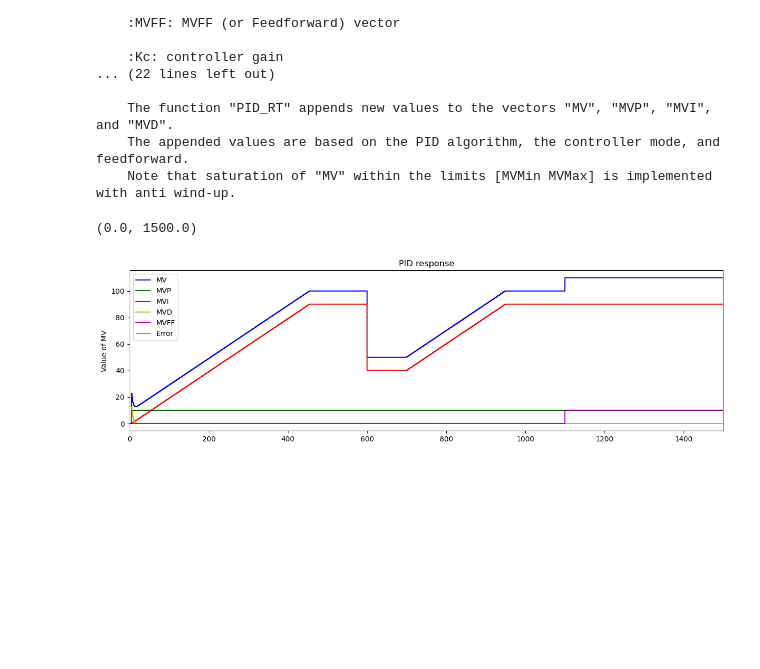
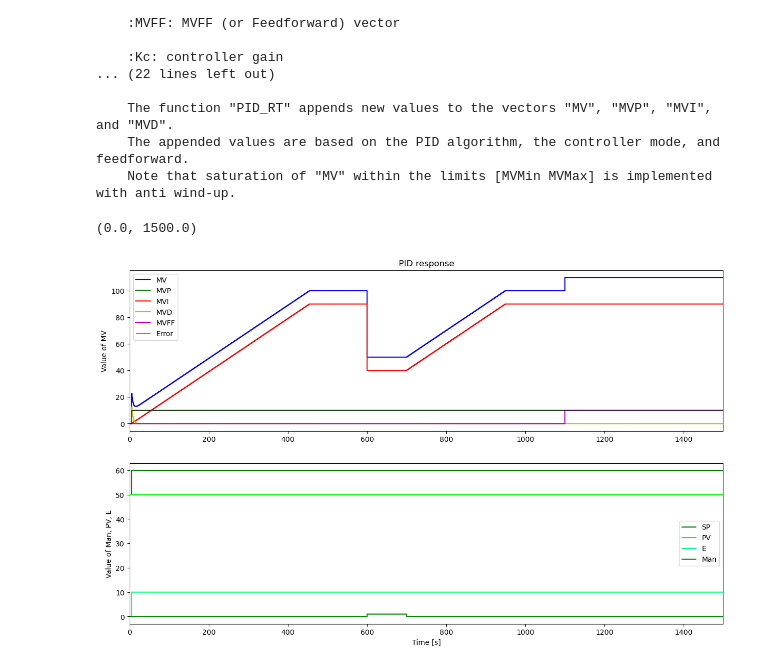
Before and after one commit to hctel/TCLab_software_V4, a Jupyter notebook: package_LAB.ipynb, the cells around one changed output. Drawn from its saved outputs; the diff is of its cells as text; code cells hidden in the pictures; blank space fills up the shorter version.

```diff
--- a/package_LAB.ipynb
+++ b/package_LAB.ipynb
@@ -135,10 +135,6 @@ Man = []
 MVMan = []
 MVFF = []
 E = []
-
-PV_EBD = []
-PV_EFD = []
-PV_TRAP = []
 
 # Parameters
 # à remplacer
@@ -159,39 +155,46 @@ for i in range(0,N):
 
     PID_RT(SP, PV, Man, MVMan, MVFF, Kc, Ti, Td, alpha, Ts, MVMin, MVMax, MV, MVP, MVI, MVD, E)
 
 '''
 print(SP)
 print(PV)
 print(MV)
 print(MVP)
 print(MVI)
 print(MVD)'
 '''
 
 plt.figure(figsize = (15,9))
 
 plt.subplot(2,1,1)
 #plt.step(t,SP,'b-',label='SP',where='post')
 #plt.step(t,PV,'b-',label='PV',where='post')
 plt.step(t,MV,'b-',label='MV',where='post')
 plt.step(t,MVP,'g-',label='MVP',where='post')
 plt.step(t,MVI,'r-',label='MVI',where='post')
 plt.step(t,MVD,'y-',label='MVD',where='post')
 plt.step(t,MVFF,'m-',label='MVFF',where='post')
 plt.step(t,E,'k-',linewidth=0.5,label='Error',where='post')
 plt.ylabel('Value of MV')
 plt.title('PID response')
 plt.legend(loc='best')
 plt.xlim([0, TSim])
 
-#plt.subplot(2,1,2)
-#plt.step(t,PV_EBD,'g-',label='Lead-Lag response (EBD)',where='post')
-#plt.step(t,PV_EFD,'lime',label='Lead-Lag response (EFD)',where='post')
-#plt.step(t,PV_TRAP,'springgreen',label='Lead-Lag response (TRAP)',where='post')
-#plt.ylabel('Value of PV')
-#plt.xlabel('Time [s]')
-#plt.legend(loc='best')
-#plt.xlim([0, TSim])
+plt.subplot(2,1,2)
+plt.step(t,SP,'g-',label='SP',where='post')
+plt.step(t,PV,'lime',label='PV',where='post')
+plt.step(t,E,'springgreen',label='E',where='post')
+plt.ylabel('Value of SP, PV, E')
+plt.xlabel('Time [s]')
+plt.legend(loc='best')
+plt.xlim([0, TSim])
+
+plt.subplot(2,1,2) # à mettre dans3eme cadre
+plt.step(t,Man,'g-',label='Man',where='post')
+plt.ylabel('Value of Man, PV, E')
+plt.xlabel('Time [s]')
+plt.legend(loc='best')
+plt.xlim([0, TSim])
 # %% [output]
 (0.0, 1500.0)
-[figure, old version]
+[figure, new version]
```
